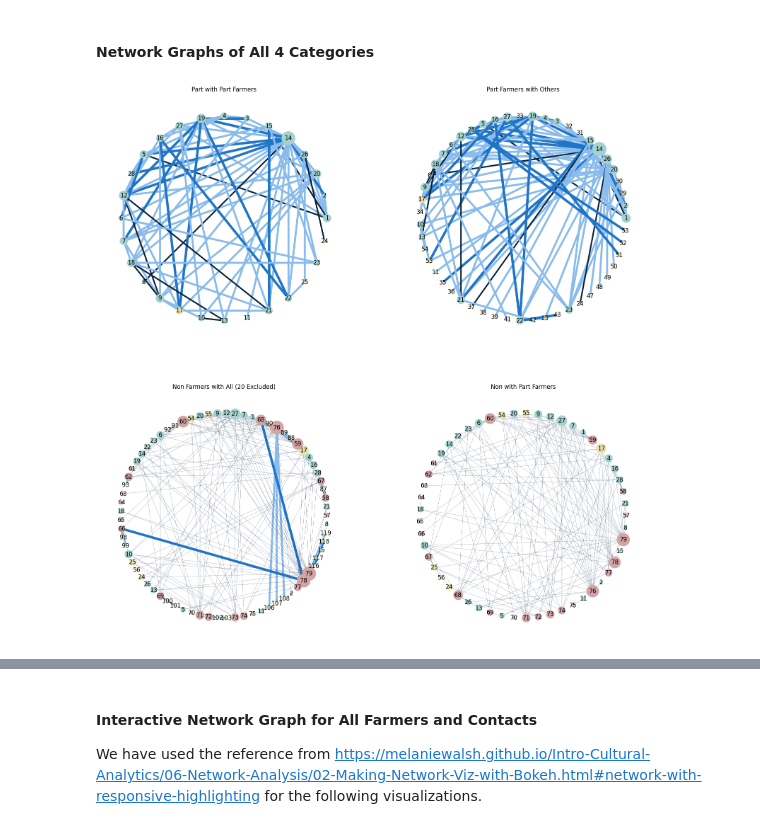
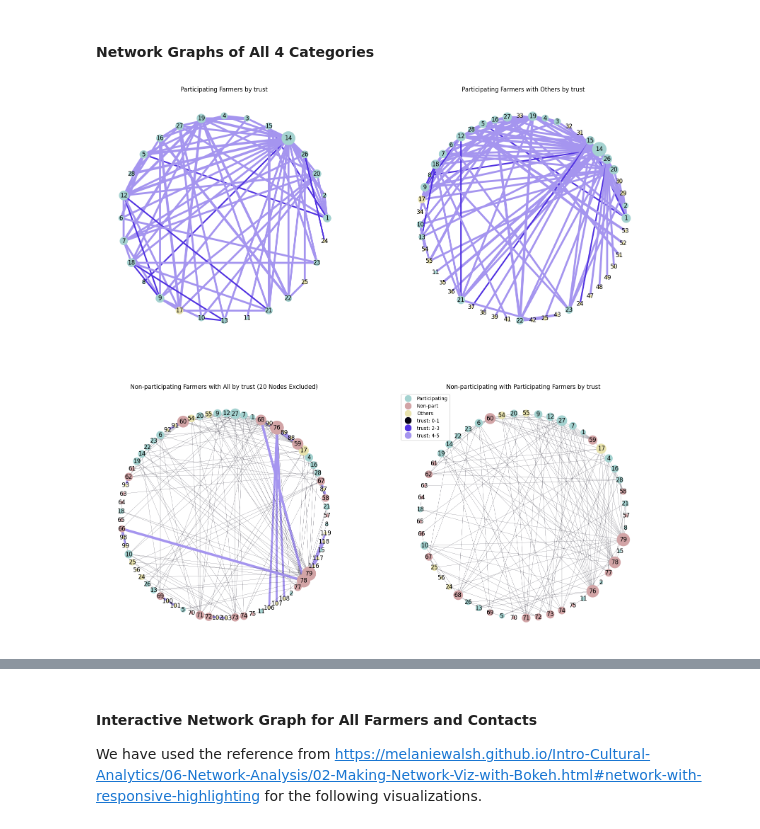
Before and after one commit to liugrac/climate_change_responses, a Jupyter notebook: Farmers Social Network.ipynb, the cells around one changed output, grey strips where cells are left out. Saved outputs shown, nothing was run; the diff lists cells and outputs as text; code cells hidden in the pictures.

```diff
--- a/Farmers Social Network.ipynb
+++ b/Farmers Social Network.ipynb
@@ -132,0 +169,18 @@ Top 8 Highest Connectivity Non-participating Farmers with All: [79, 76, 78, 60,
+# %%
+# Interview response from these top connected farmers
+
+# Part farmers
+top_att_part_int_df = att_part_int_df[att_part_int_df['ego_id'].isin(part_part_stats[:n].index)]
+
+# Non-part farmers
+top_att_non_int_df = att_non_int_df[att_non_int_df['ego_id'].isin(non_part_stats[:n].index)]
+
+top_part_int_df = int_data_cleaning(top_att_part_int_df, 'Participating')
+top_non_int_df = int_data_cleaning(top_att_non_int_df,'Non-participating')
+
+top_int_response = pd.concat([top_part_int_df, top_non_int_df])
+
+part_colors = ['#a4d2d0','#d2a4a6']
+sns.set_palette(sns.color_palette(part_colors))
+sns.barplot(data=top_int_response, x="Response", y="Questions", hue="Group"
+).set_title(f'Interview Response (Average) from {len(top_att_part_int_df) + len(top_att_non_int_df)} Farmers')
@@ -182,24 +240,41 @@ def edge_color(G):
 # %% [markdown]
 #### Network Graphs of All 4 Categories
 # %%
-graphs = [part_part_G, part_others_G, non_all_G, non_part_G]
-titles = ['Part with Part Farmers', 'Part Farmers with Others', f'Non Farmers with All ({node_list_len} Excluded)', 'Non with Part Farmers']
-fig, axes = plt.subplots(nrows=2, ncols=2, figsize=(20, 20))
-ax = axes.flatten()
+def graphing_by_attri(weight):
+    graphs = [part_part_G, part_others_G, non_all_G, non_part_G]
+    titles = [f'Participating Farmers by {weight}',
+    f'Participating Farmers with Others by {weight}',
+    f'Non-participating Farmers with All by {weight} ({node_list_len} Nodes Excluded)',
+    f'Non-participating with Participating Farmers by {weight}']
+    fig, axes = plt.subplots(nrows=2, ncols=2, figsize=(20, 20))
+    ax = axes.flatten()
 
-for i in range(4):
-    widths = nx.get_edge_attributes(graphs[i], 'trust')
-    nx.draw_networkx(graphs[i], pos=nx.circular_layout(graphs[i]),
-    with_labels=True,
-    node_color=colour_mapping(graphs[i]),
-    node_size=list(dict([(node, degree*35) for node, degree in nx.degree(graphs[i])]).values()),
-    font_size=12,
-    edge_color=edge_color(graphs[i]),
-    width=list(widths.values()),
-    ax=ax[i])
-    ax[i].set_title(titles[i])
-    ax[i].set_axis_off()
+    legend_elements = [
+        Line2D([0], [0], marker='o', color='w', label='Participating',markerfacecolor='#a4d2d0', markersize=15),
+        Line2D([0], [0], marker='o', color='w', label='Non-part',markerfacecolor='#d2a4a6', markersize=15),
+        Line2D([0], [0], marker='o', color='w', label='Others',markerfacecolor='#e9e3ae', markersize=15),
+        Line2D([0], [0], marker='o', color='w', label=f'{weight}: 0-1',markerfacecolor='#060314', markersize=15),
+        Line2D([0], [0], marker='o', color='w', label=f'{weight}: 2-3',markerfacecolor='#5233e1', markersize=15),
+        Line2D([0], [0], marker='o', color='w', label=f'{weight}: 4-5',markerfacecolor='#a595ef', markersize=15),]
 
-plt.show()
+    plt.legend(handles=legend_elements, loc='upper left')
+
+
+    for i in range(4):
+        widths = nx.get_edge_attributes(graphs[i], weight)
+        nx.draw_networkx(graphs[i], pos=nx.circular_layout(graphs[i]),
+        with_labels=True,
+        node_color=colour_mapping(graphs[i]),
+        node_size=list(dict([(node, degree*35) for node, degree in nx.degree(graphs[i])]).values()),
+        font_size=12,
+        edge_color=edge_color(graphs[i], weight),
+        width=list(widths.values()),
+        ax=ax[i])
+        ax[i].set_title(titles[i])
+        ax[i].set_axis_off()
+
+    plt.show()
+
+graphing_by_attri('trust')
 # %% [output]
-[figure, old version]
+[figure, new version]
```
Also changed, not shown: parts of 15 cells of this notebook.
